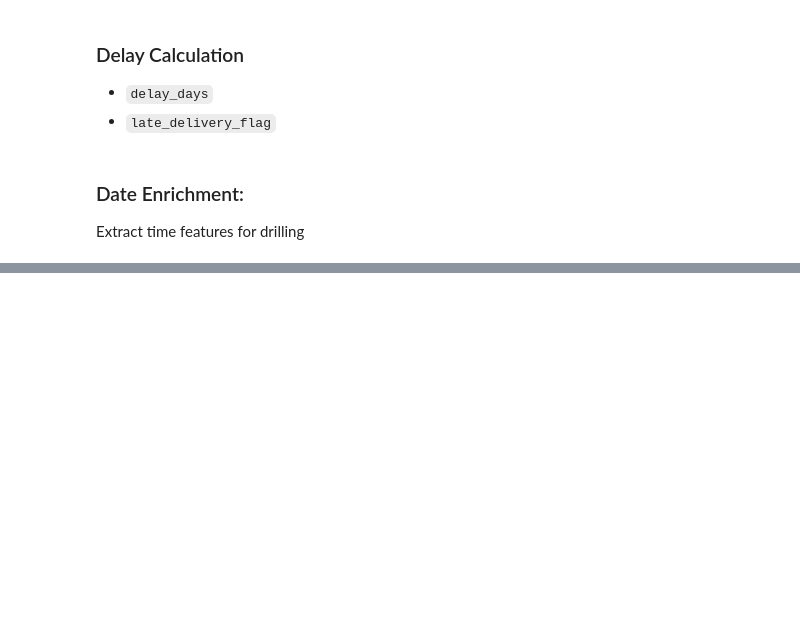
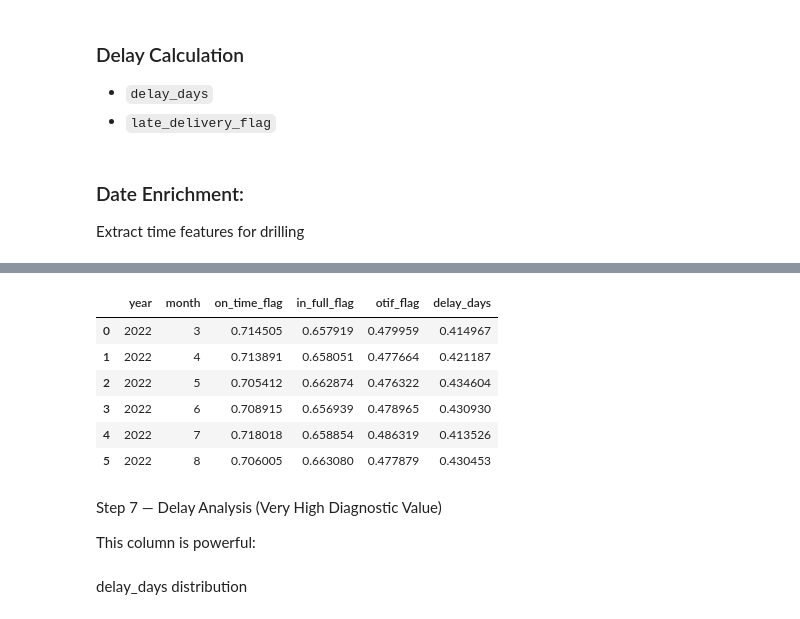
Before and after one commit to jacobdbt2100/supply-chain-service-level-tracking, a Jupyter notebook: notebooks/data_cleaning_and_exploration_supply_chain_service_level_tracking.ipynb, the cells around one changed output, grey strips where cells are left out. Saved outputs shown, nothing was run; the diff lists cells and outputs as text; code cells hidden in the pictures; blank space fills up the shorter version.

```diff
--- a/notebooks/data_cleaning_and_exploration_supply_chain_service_level_tracking.ipynb
+++ b/notebooks/data_cleaning_and_exploration_supply_chain_service_level_tracking.ipynb
@@ -363,0 +546,28 @@ order_lines.head(3)
+# %%
+monthly_perf = (
+    order_lines
+    .groupby(['year','month'])
+    .agg({
+        'on_time_flag':'mean',
+        'in_full_flag':'mean',
+        'otif_flag':'mean',
+        'delay_days':'mean'
+    })
+    .reset_index()
+)
+# %%
+monthly_perf
+# %% [output]
+|  | year | month | on_time_flag | in_full_flag | otif_flag | delay_days |
+| 0 | 2022 | 3 | 0.714505 | 0.657919 | 0.479959 | 0.414967 |
+| 1 | 2022 | 4 | 0.713891 | 0.658051 | 0.477664 | 0.421187 |
+| 2 | 2022 | 5 | 0.705412 | 0.662874 | 0.476322 | 0.434604 |
+| 3 | 2022 | 6 | 0.708915 | 0.656939 | 0.478965 | 0.430930 |
+| 4 | 2022 | 7 | 0.718018 | 0.658854 | 0.486319 | 0.413526 |
+| 5 | 2022 | 8 | 0.706005 | 0.663080 | 0.477879 | 0.430453 |
+# %% [markdown]
+Step 7 — Delay Analysis (Very High Diagnostic Value)
+
+This column is powerful:
+# %% [markdown]
+delay_days distribution
```
Also changed, not shown: parts of 39 cells of this notebook.
